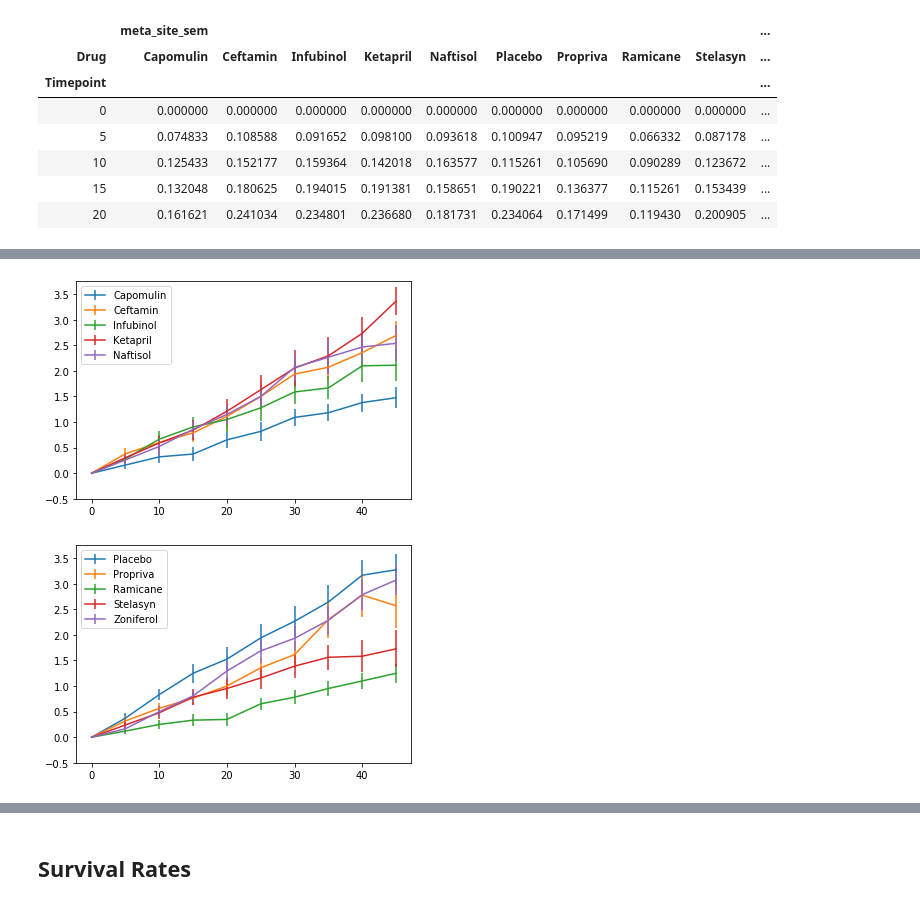
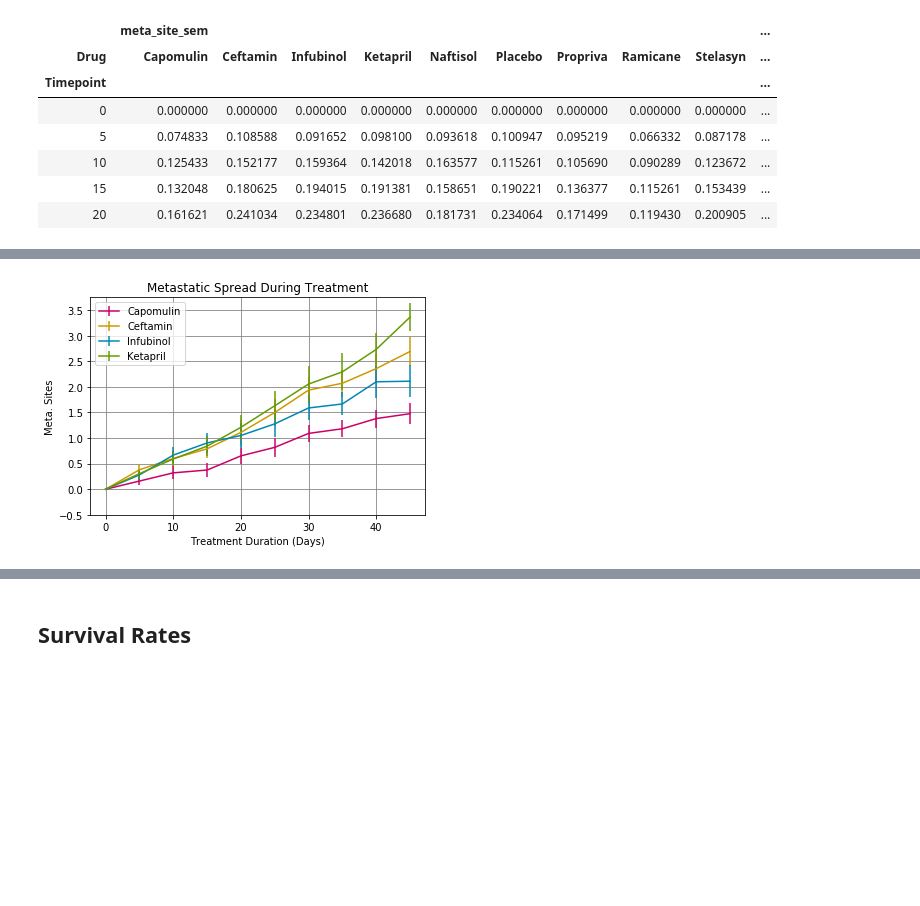
Before and after one commit to rockhound03/matplotlib-challenge, a Jupyter notebook: Pymaceuticals/pymaceuticals_starter.ipynb, the cells around one changed output, grey strips where cells are left out. Drawn from its saved outputs; the diff is of its cells as text; code cells hidden in the pictures; blank space fills up the shorter version.

```diff
--- a/Pymaceuticals/pymaceuticals_starter.ipynb
+++ b/Pymaceuticals/pymaceuticals_starter.ipynb
@@ -238,48 +202,42 @@ meta_error_transpose.head(5)
 # %%
 # Generate the Plot (with Error Bars)
 # ******************** Scaling ***********************************************************
 ax = plt.gca()
 x_limit = 45
 x_axis = np.arange(0,x_limit,5)
 
 x_limits = meta_summary_transpose['meta_mean'][drug_names[0]].keys()
 #thedays
 #drug_names
 max_y_val = 0
 min_y_val = 10
 for drug in drug_names:
     temp_max = meta_summary_transpose['meta_mean'][drug].max()
     temp_min = meta_summary_transpose['meta_mean'][drug].min()
     if temp_max > max_y_val:
         max_y_val = int(temp_max)
     if temp_min > min_y_val:
         min_y_val = int(temp_min)
 
-for i in range(0,5,1):
+for i in range(0,4,1):
     plt.errorbar(x_limits, meta_summary_transpose['meta_mean'][drug_names[i]],
-                 yerr=meta_error_transpose['meta_site_sem'][drug_names[i]],label=drug_names[i])
+                 yerr=meta_error_transpose['meta_site_sem'][drug_names[i]],
+                 color=matplotlib.colors.to_hex(color_alt[i],keep_alpha=False),label=drug_names[i])
 
 plt.ylim(min_y_val - 10.5, max_y_val + 0.75)
+#***************************************************************
+plt.ylabel("Meta. Sites")
+plt.title("Metastatic Spread During Treatment")
+plt.xlabel("Treatment Duration (Days)")
+plt.grid(color='gray', axis='both')
+#***************************************************************
 plt.legend(loc='best')
 
-fname = "output/meta_site_1.png"
+fname = "output/meta_site_response.png"
+# Save the Figure
 plt.savefig(fname)
-plt.show()
-
-for i in range(0,5,1):
-    plt.errorbar(x_limits, meta_summary_transpose['meta_mean'][drug_names[i+5]],
-                 yerr=meta_error_transpose['meta_site_sem'][drug_names[i+5]],label=drug_names[i+5])
-
-plt.ylim(min_y_val - 10.5, max_y_val + 0.75)
-plt.legend(loc='best')
-
-fname = "output/meta_site_2.png"
-plt.savefig(fname)
-plt.show()
-
-# Save the Figure
 
 # Show the Figure
+plt.show()
 # %% [output]
-[figure, old version]
+[figure, new version]
-[figure, removed]
```
Also changed, not shown: parts of 16 cells of this notebook.
